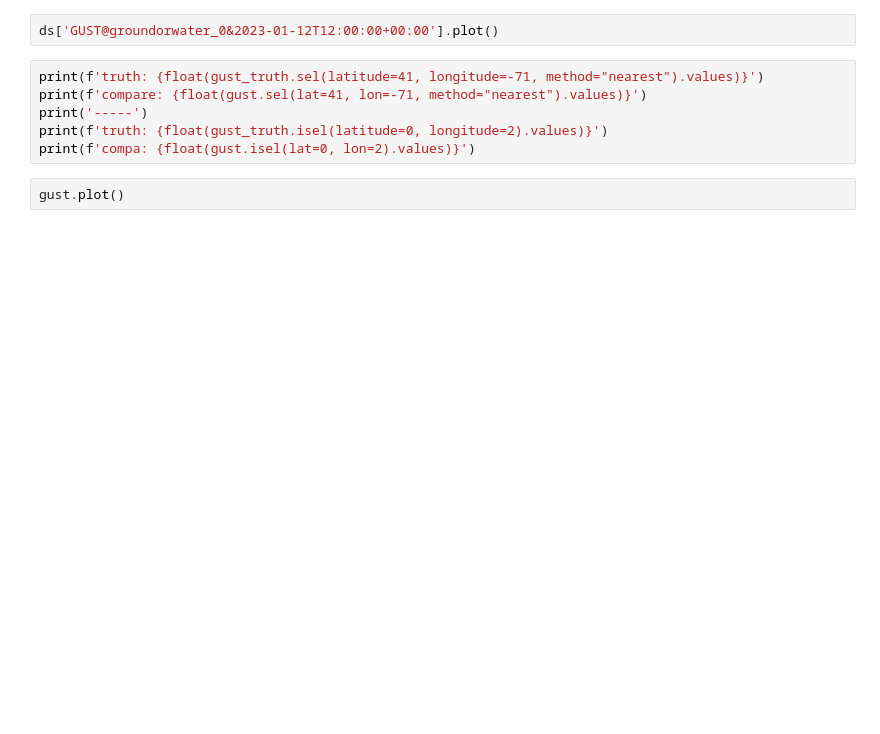
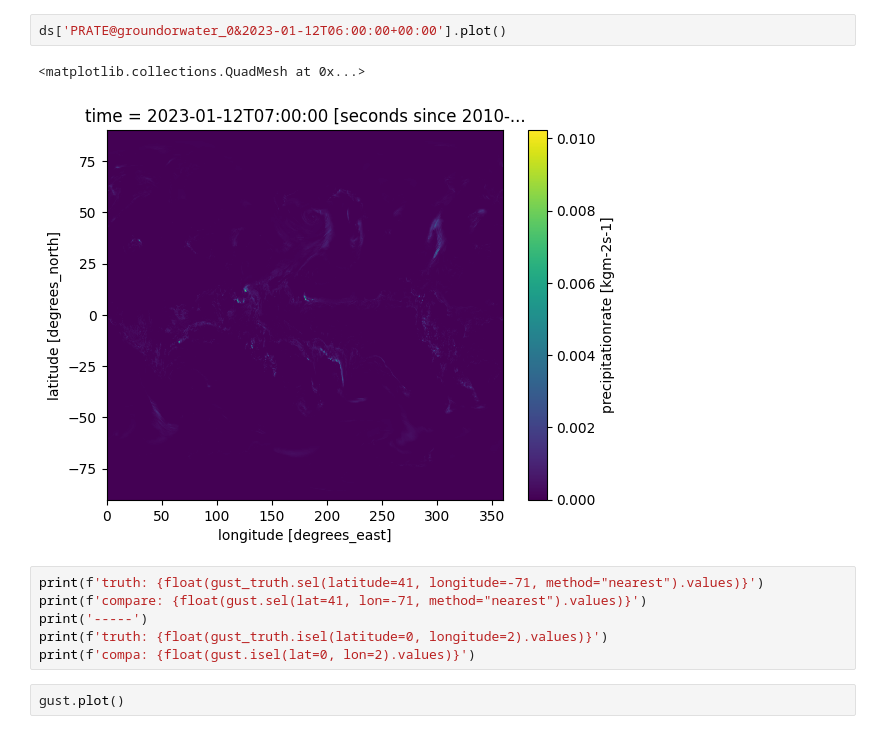
Before and after one commit to mpiannucci/gribberish, a Jupyter notebook: python/examples/gfs.ipynb, the cells around one changed output. Drawn from its saved outputs; the diff is of its cells as text; blank space fills up the shorter version.

```diff
--- a/python/examples/gfs.ipynb
+++ b/python/examples/gfs.ipynb
@@ -11,5 +50,8 @@ ds
 # %%
-ds['GUST@groundorwater_0&2023-01-12T12:00:00+00:00'].plot()
+ds['PRATE@groundorwater_0&2023-01-12T06:00:00+00:00'].plot()
+# %% [output]
+<matplotlib.collections.QuadMesh at 0x...>
+[figure, added]
 # %%
 print(f'truth: {float(gust_truth.sel(latitude=41, longitude=-71, method="nearest").values)}')
 print(f'compare: {float(gust.sel(lat=41, lon=-71, method="nearest").values)}')
```
Also changed, not shown: parts of 1 cell of this notebook, 4 other files.
